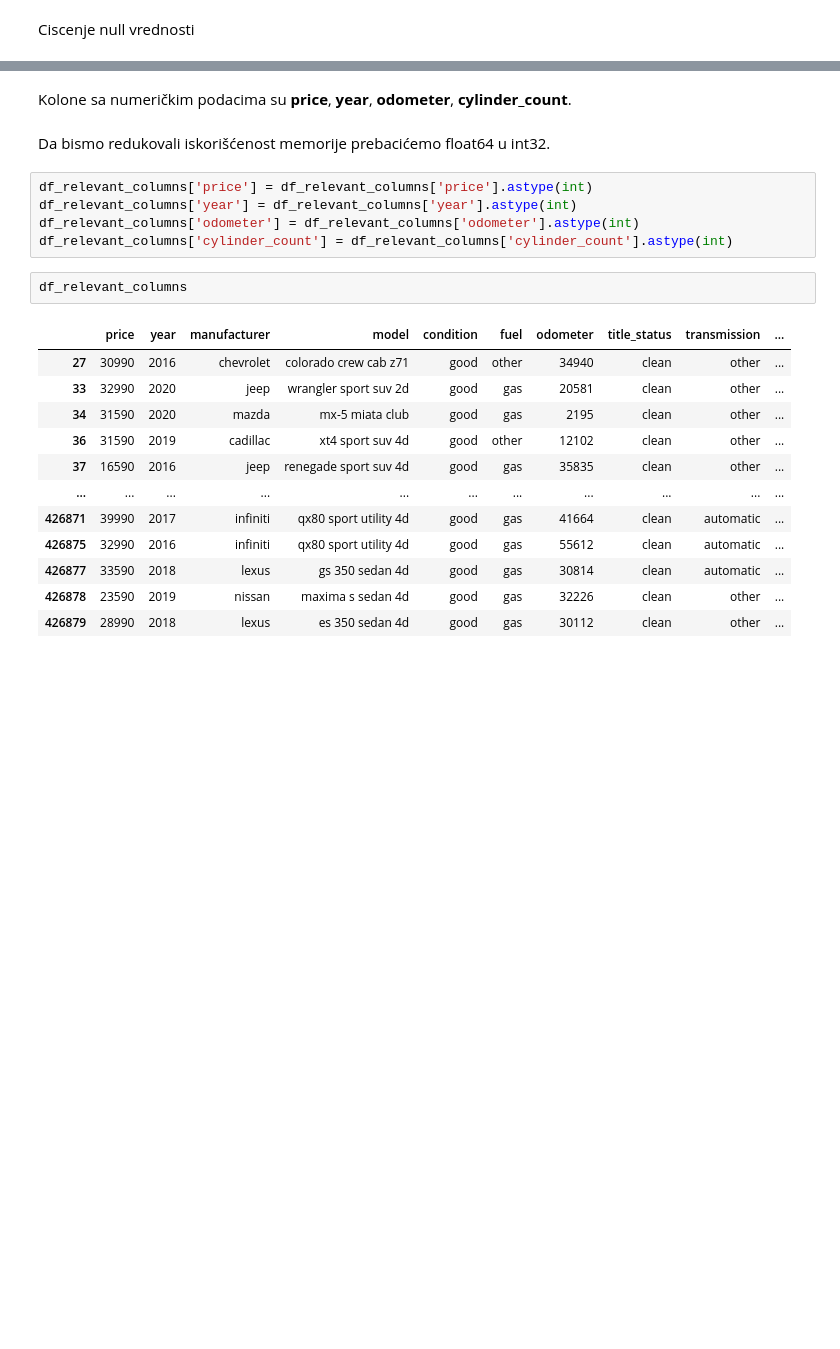
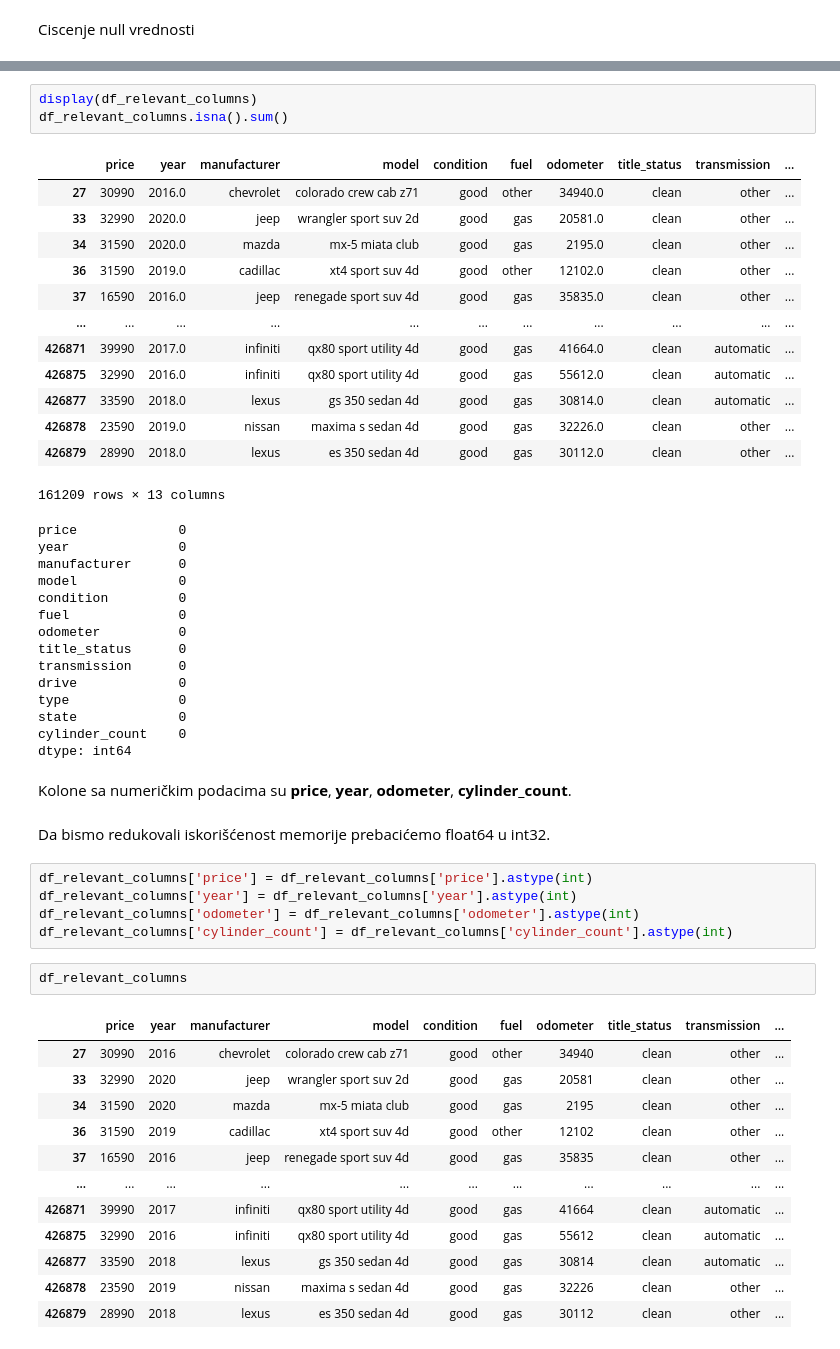
Before and after one commit to chevisha/used_cars_price_prediction, a Jupyter notebook: study.ipynb, the cells around one changed output, grey strips where cells are left out. Drawn from its saved outputs; the diff is of its cells as text; blank space fills up the shorter version.

```diff
--- a/study.ipynb
+++ b/study.ipynb
@@ -485,3 +555,34 @@ dtype: float64
+# %%
+display(df_relevant_columns)
+df_relevant_columns.isna().sum()
+# %% [output]
+|  | price | year | manufacturer | model | condition | fuel | odometer | title_status | transmission | ... |
+| 27 | 30990 | 2016.0 | chevrolet | colorado crew cab z71 | good | other | 34940.0 | clean | other | ... |
+| 33 | 32990 | 2020.0 | jeep | wrangler sport suv 2d | good | gas | 20581.0 | clean | other | ... |
+| 34 | 31590 | 2020.0 | mazda | mx-5 miata club | good | gas | 2195.0 | clean | other | ... |
+| 36 | 31590 | 2019.0 | cadillac | xt4 sport suv 4d | good | other | 12102.0 | clean | other | ... |
+| 37 | 16590 | 2016.0 | jeep | renegade sport suv 4d | good | gas | 35835.0 | clean | other | ... |
+| ... | ... | ... | ... | ... | ... | ... | ... | ... | ... | ... |
+| 426871 | 39990 | 2017.0 | infiniti | qx80 sport utility 4d | good | gas | 41664.0 | clean | automatic | ... |
+| 426875 | 32990 | 2016.0 | infiniti | qx80 sport utility 4d | good | gas | 55612.0 | clean | automatic | ... |
+| 426877 | 33590 | 2018.0 | lexus | gs 350 sedan 4d | good | gas | 30814.0 | clean | automatic | ... |
+| 426878 | 23590 | 2019.0 | nissan | maxima s sedan 4d | good | gas | 32226.0 | clean | other | ... |
+| 426879 | 28990 | 2018.0 | lexus | es 350 sedan 4d | good | gas | 30112.0 | clean | other | ... |
+161209 rows × 13 columns
+price             0
+year              0
+manufacturer      0
+model             0
+condition         0
+fuel              0
+odometer          0
+title_status      0
+transmission      0
+drive             0
+type              0
+state             0
+cylinder_count    0
+dtype: int64
 # %% [markdown]
 Kolone sa numeričkim podacima su **price**, **year**, **odometer**, **cylinder_count**.
 # %% [markdown]
```
Also changed, not shown: parts of 42 cells of this notebook, 4 other files.
